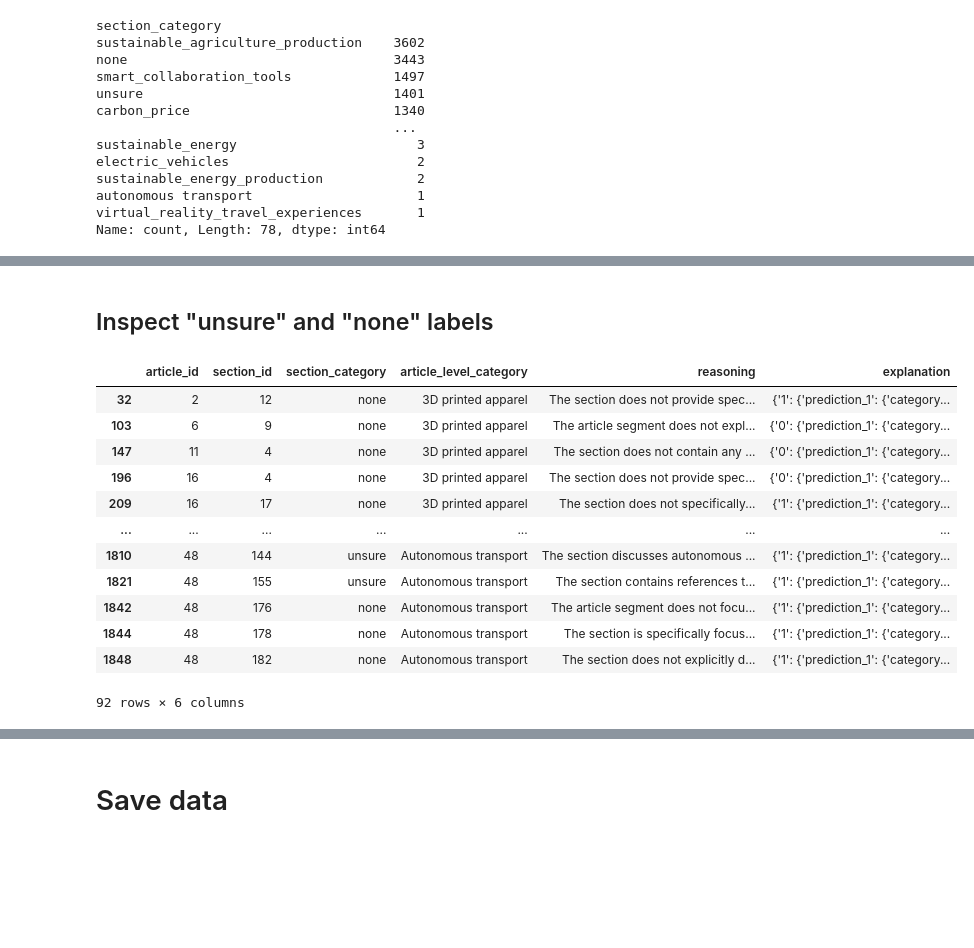
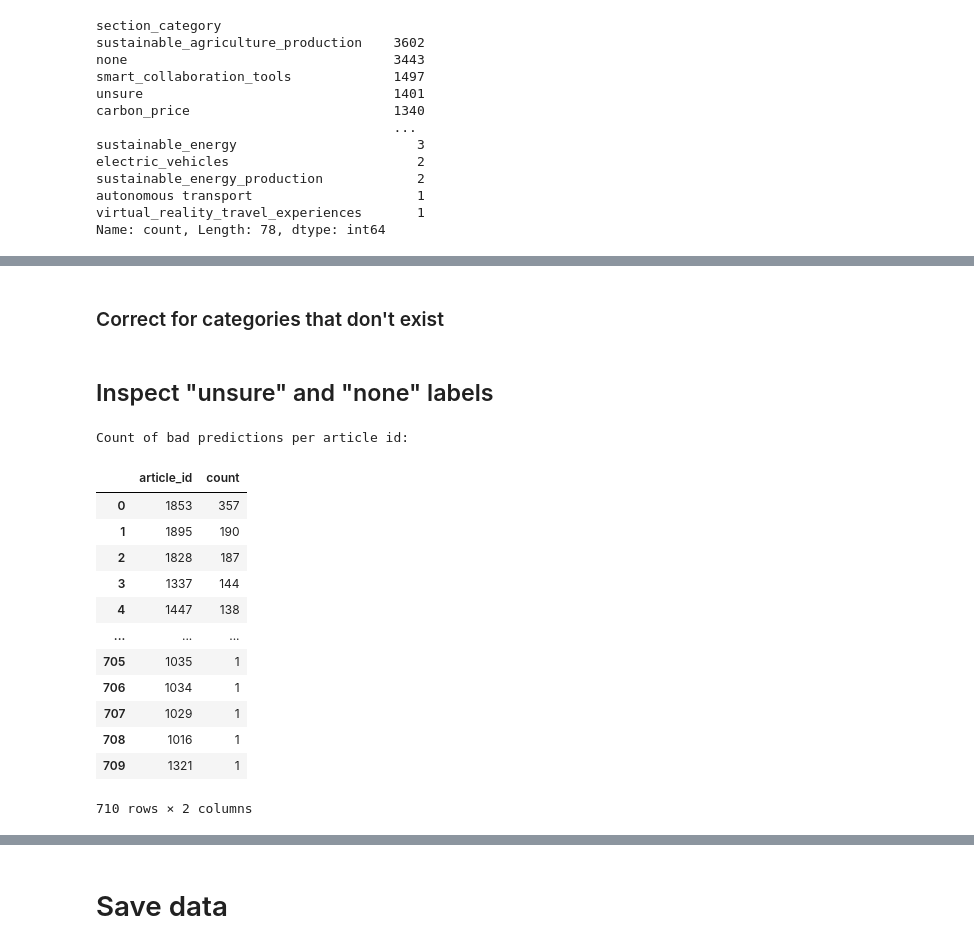
Before and after one commit to sdg-ai/trends-innovations, a Jupyter notebook: experiments/article_annotation/post_process_labeled_data_2.0.ipynb, the cells around one changed output, grey strips where cells are left out. Saved outputs shown, nothing was run; the diff lists cells and outputs as text; code cells hidden in the pictures; blank space fills up the shorter version.

```diff
--- a/experiments/article_annotation/post_process_labeled_data_2.0.ipynb
+++ b/experiments/article_annotation/post_process_labeled_data_2.0.ipynb
@@ -91,18 +105,33 @@ Text(0.5, 1.0, 'Category distribution on the article level in raw data')
+# %% [markdown]
+### Correct for categories that don't exist
+# %%
+# this is hand crafted
+correction_mapping = {
+    "autonomous transport": "autonomous_transport",
+    "electric_vehicles": "electric_car",
+}
+# apply mapping
+predictions["section_category"] = predictions["section_category"].apply(lambda x: correction_mapping[x] if x in correction_mapping else x)
 # %% [markdown]
 ## Inspect "unsure" and "none" labels
 # %%
-predictions.loc[predictions.section_category.isin(["none","unsure"])]
+bad_predictions = predictions.loc[predictions.section_category.isin(["none","unsure"])]
+# plot count of bad predictions per article id
+count_per_article = bad_predictions.article_id.value_counts().reset_index()
+print("Count of bad predictions per article id: ")
+count_per_article
 # %% [output]
+Count of bad predictions per article id:
-|  | article_id | section_id | section_category | article_level_category | reasoning | explanation |
-| 32 | 2 | 12 | none | 3D printed apparel | The section does not provide spec... | {'1': {'prediction_1': {'category... |
-| 103 | 6 | 9 | none | 3D printed apparel | The article segment does not expl... | {'0': {'prediction_1': {'category... |
-| 147 | 11 | 4 | none | 3D printed apparel | The section does not contain any ... | {'0': {'prediction_1': {'category... |
-| 196 | 16 | 4 | none | 3D printed apparel | The section does not provide spec... | {'0': {'prediction_1': {'category... |
-| 209 | 16 | 17 | none | 3D printed apparel | The section does not specifically... | {'1': {'prediction_1': {'category... |
-| ... | ... | ... | ... | ... | ... | ... |
-| 1810 | 48 | 144 | unsure | Autonomous transport | The section discusses autonomous ... | {'1': {'prediction_1': {'category... |
-| 1821 | 48 | 155 | unsure | Autonomous transport | The section contains references t... | {'1': {'prediction_1': {'category... |
-| 1842 | 48 | 176 | none | Autonomous transport | The article segment does not focu... | {'1': {'prediction_1': {'category... |
-| 1844 | 48 | 178 | none | Autonomous transport | The section is specifically focus... | {'1': {'prediction_1': {'category... |
-| 1848 | 48 | 182 | none | Autonomous transport | The section does not explicitly d... | {'1': {'prediction_1': {'category... |
+|  | article_id | count |
+| 0 | 1853 | 357 |
+| 1 | 1895 | 190 |
+| 2 | 1828 | 187 |
+| 3 | 1337 | 144 |
+| 4 | 1447 | 138 |
+| ... | ... | ... |
+| 705 | 1035 | 1 |
+| 706 | 1034 | 1 |
+| 707 | 1029 | 1 |
+| 708 | 1016 | 1 |
+| 709 | 1321 | 1 |
-92 rows × 6 columns
+710 rows × 2 columns
```
Also changed, not shown: parts of 11 cells of this notebook.
